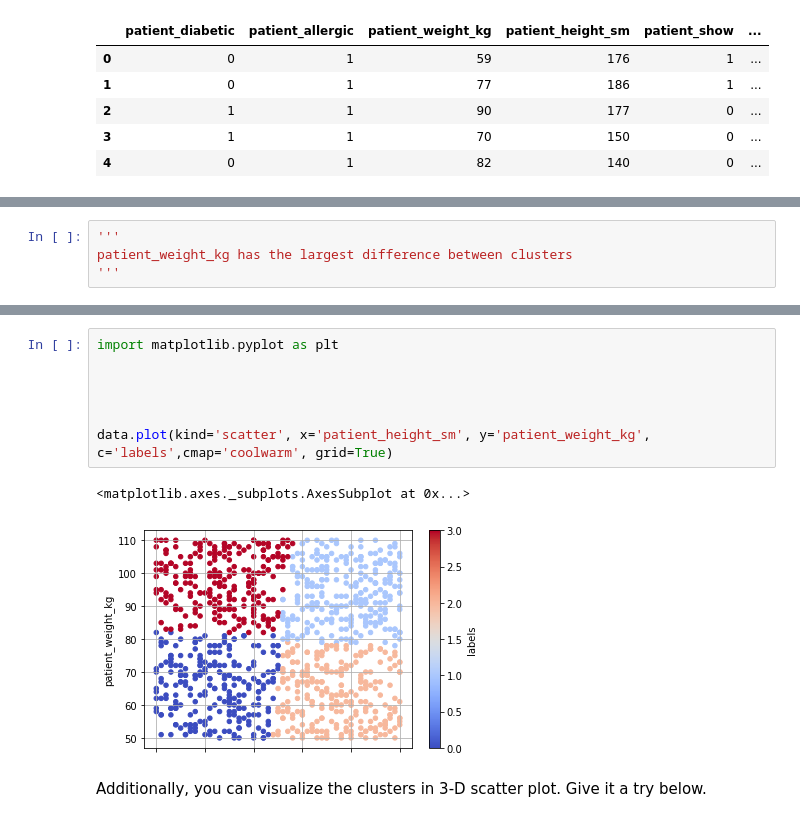
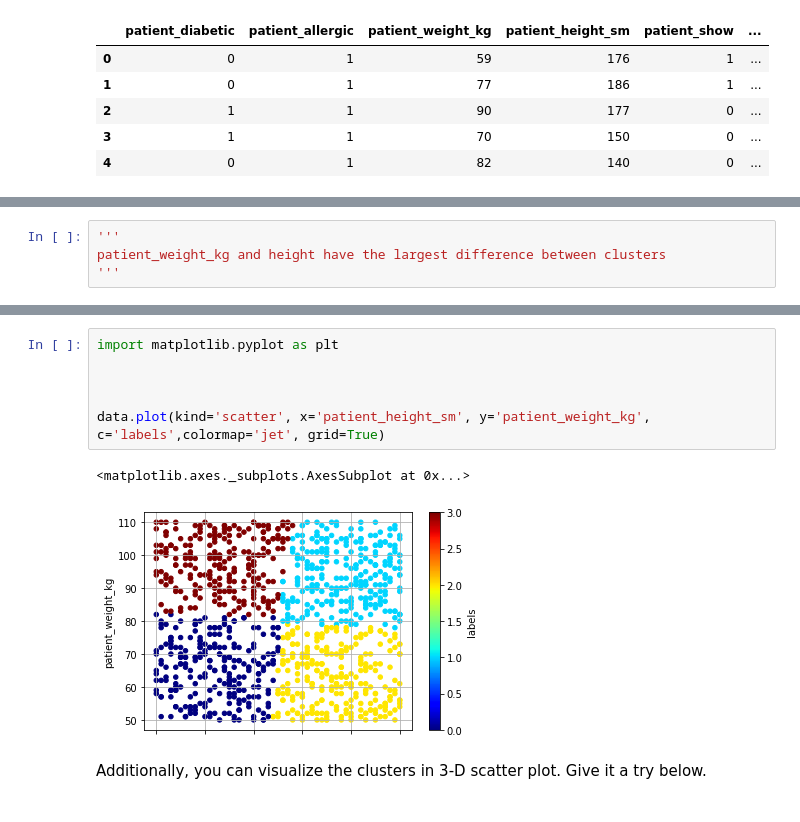
Before and after one commit to yusi0928/All-labs, a Jupyter notebook: module-3/6. Unsupervised-Sklearn/your-code/main.ipynb, the cells around one changed output, grey strips where cells are left out. Cells and saved outputs as stored; diff of their text form.

```diff
--- a/module-3/6. Unsupervised-Sklearn/your-code/main.ipynb
+++ b/module-3/6. Unsupervised-Sklearn/your-code/main.ipynb
@@ -428,7 +345,7 @@ data.groupby('labels').agg('mean')
 | 3 | 0.562771 | 0.515152 | 97.696970 | 153.766234 | 0.493506 | ... |
 # %%
 '''
-patient_weight_kg has the largest difference between clusters
+patient_weight_kg and height have the largest difference between clusters
 '''
 # %% [markdown]
 # Bonus Challenge: Visualize K-Means Clusters
@@ -441,13 +358,12 @@ If the scatter plot does not make any sense to you, it means the features you ch
 # %%
 import matplotlib.pyplot as plt
 
 
 
-
-data.plot(kind='scatter', x='patient_height_sm', y='patient_weight_kg', c='labels',cmap='coolwarm', grid=True)
+data.plot(kind='scatter', x='patient_height_sm', y='patient_weight_kg', c='labels',colormap='jet', grid=True)
 # %% [output]
 <matplotlib.axes._subplots.AxesSubplot at 0x...>
-[figure, old version]
+[figure, new version]
 # %% [markdown]
 Additionally, you can visualize the clusters in 3-D scatter plot. Give it a try below.
 # %%
```
Also changed, not shown: parts of 14 cells of this notebook, 41 other files.
